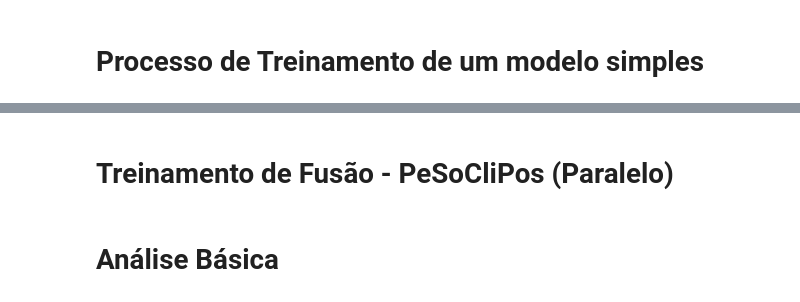
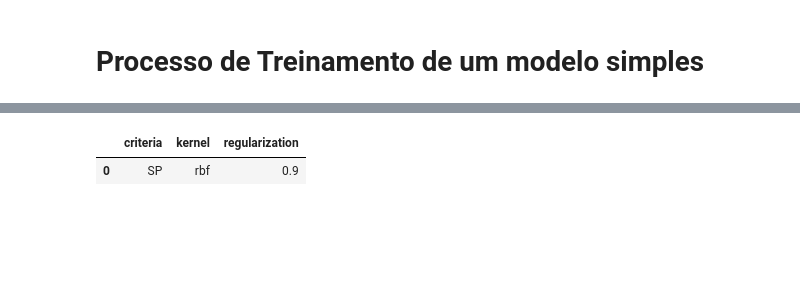
Before and after one commit to natmourajr/AprendizadoPorKernel, a Jupyter notebook: 4 - train_models.ipynb, the cells around one changed output, grey strips where cells are left out. Drawn from its saved outputs; the diff is of its cells as text; code cells hidden in the pictures; blank space fills up the shorter version.

```diff
--- a/4 - train_models.ipynb
+++ b/4 - train_models.ipynb
@@ -1059,2 +294,0 @@ for ifold in range(n_folds):
-# %% [markdown]
-# Treinamento de Fusão - PeSoCliPos (Paralelo)
@@ -1158,2 +294,0 @@ for ifold in range(n_folds):
-# %% [markdown]
-# Análise Básica
@@ -1218,0 +295,7 @@ df_fig_of_merit
+# %%
+choose_hyperparameters = {'criteria':['SP'],'kernel':['rbf'],'regularization':['0.9']}
+df_choose_hyperparameters = pd.DataFrame(data=choose_hyperparameters)
+df_choose_hyperparameters
+# %% [output]
+|  | criteria | kernel | regularization |
+| 0 | SP | rbf | 0.9 |
```
Also changed, not shown: parts of 33 cells of this notebook, 1 other file.
